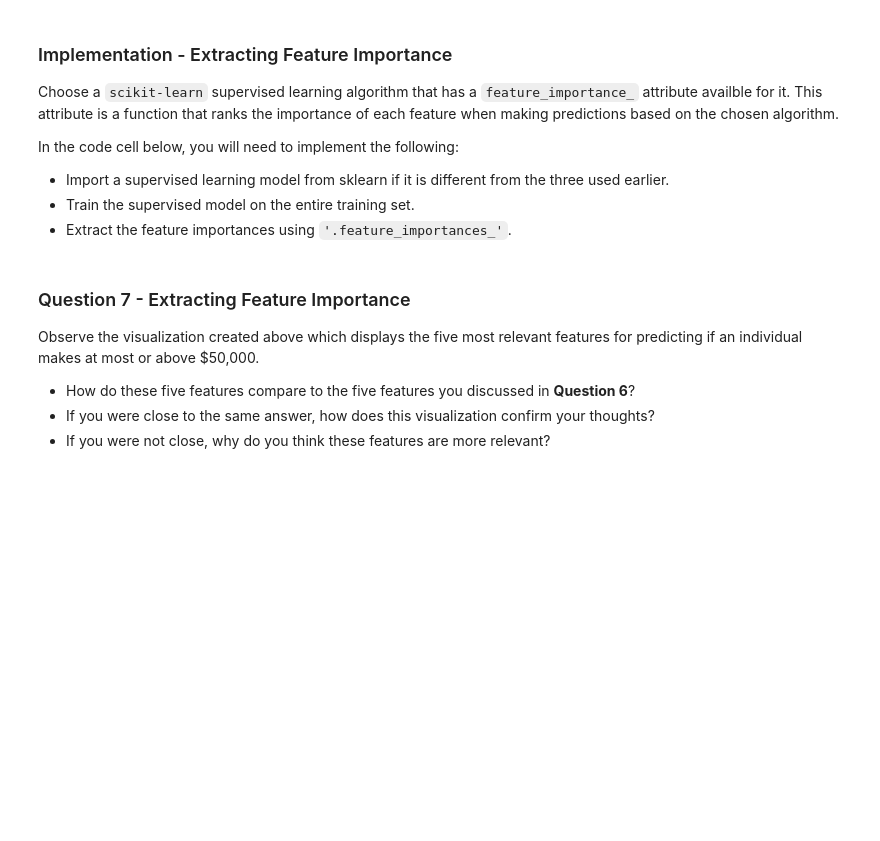
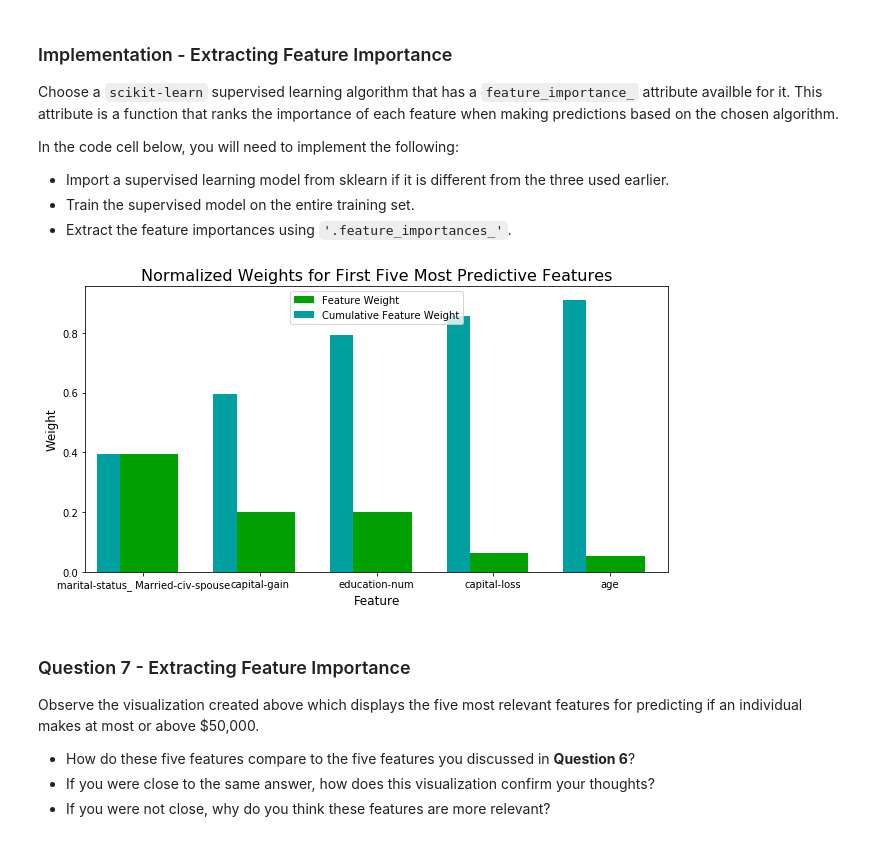
Before and after one commit to dioguima/machine-learning, a Jupyter notebook: projects/finding_donors/finding_donors.ipynb, the cells around one changed output. Drawn from its saved outputs; the diff is of its cells as text; code cells hidden in the pictures; blank space fills up the shorter version.

```diff
--- a/projects/finding_donors/finding_donors.ipynb
+++ b/projects/finding_donors/finding_donors.ipynb
@@ -552,16 +553,19 @@ In the code cell below, you will need to implement the following:
  - Extract the feature importances using `'.feature_importances_'`.
 # %%
 # TODO: Import a supervised learning model that has 'feature_importances_'
-
+from sklearn.ensemble import GradientBoostingClassifier
 
 # TODO: Train the supervised model on the training set using .fit(X_train, y_train)
-model = None
+model = GradientBoostingClassifier(random_state=0)
+model.fit(X_train, y_train)
 
 # TODO: Extract the feature importances using .feature_importances_
-importances = None
+importances = model.feature_importances_
 
 # Plot
 vs.feature_plot(importances, X_train, y_train)
+# %% [output]
+[figure, added]
 # %% [markdown]
 ### Question 7 - Extracting Feature Importance
 
```
Also changed, not shown: parts of 6 cells of this notebook.
